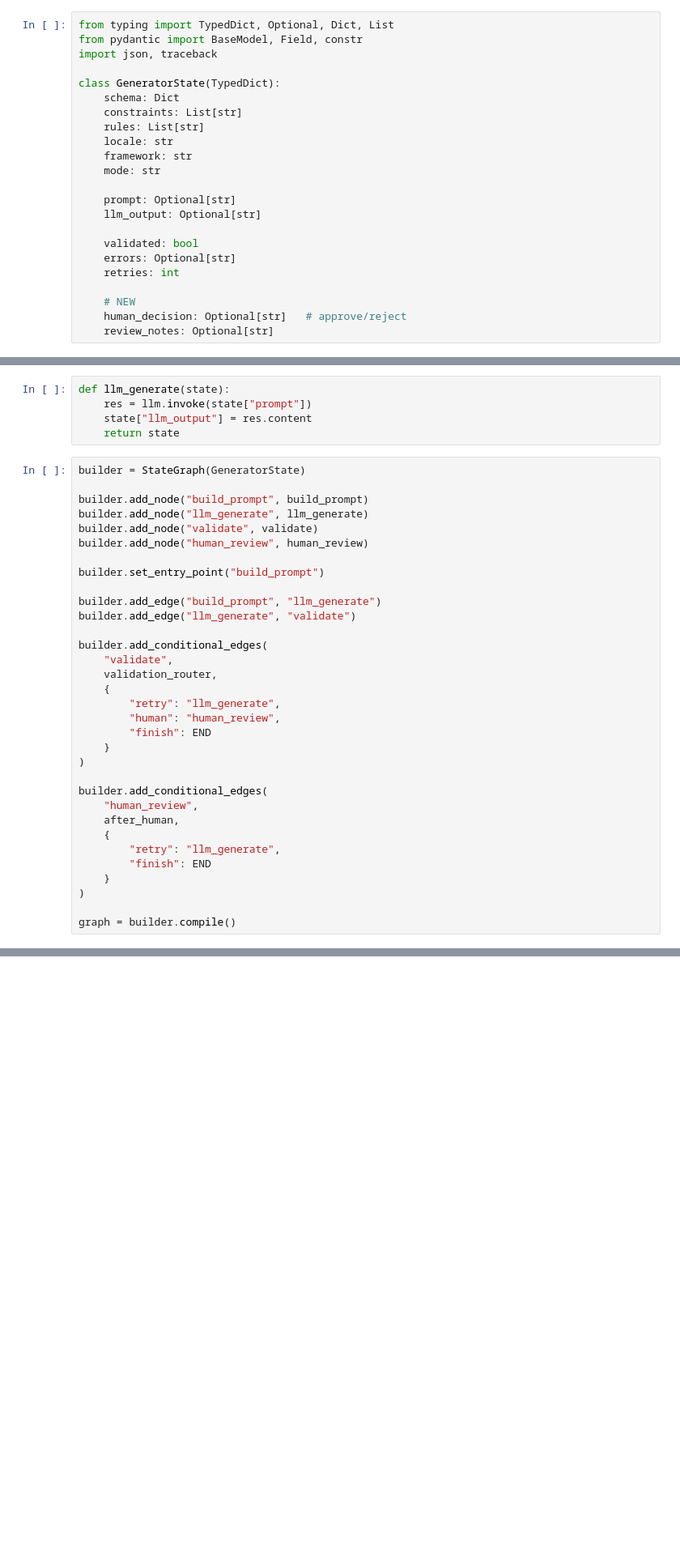
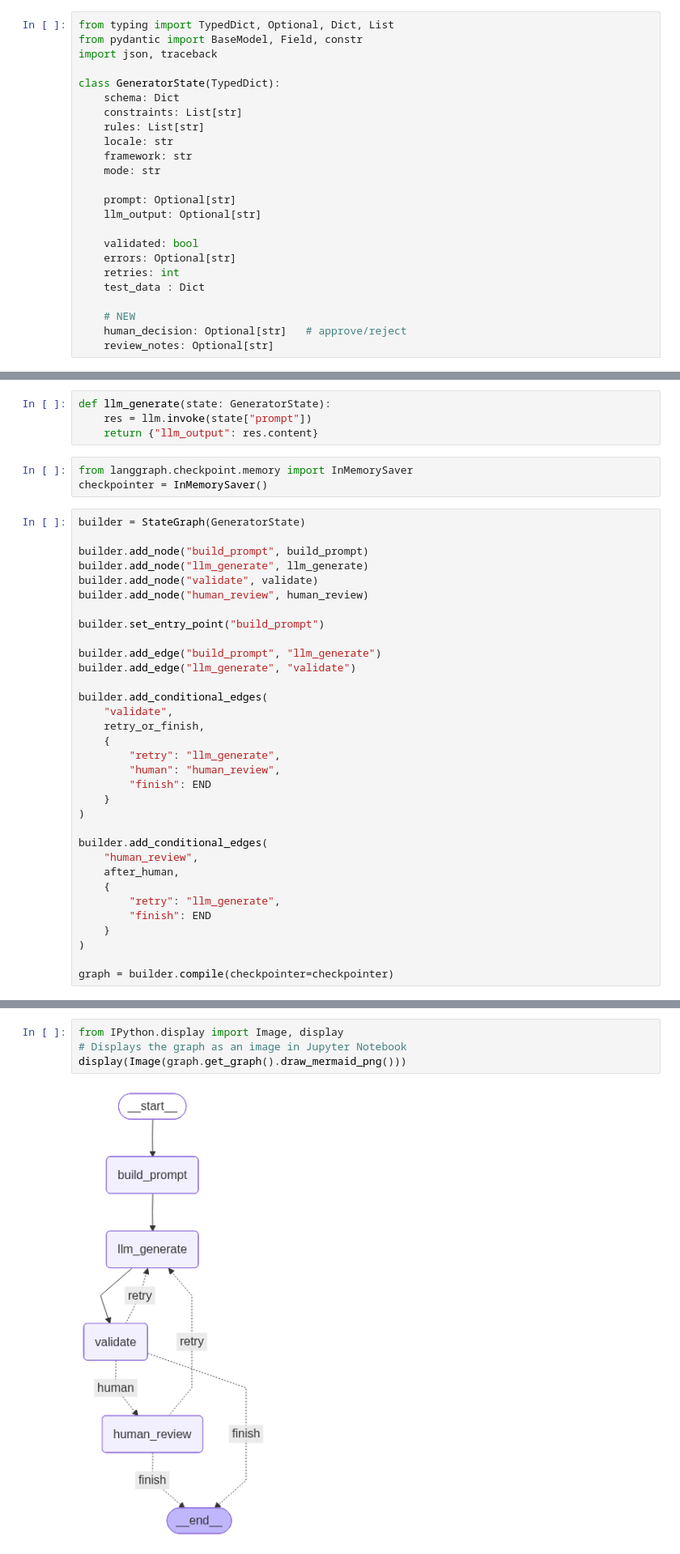
Before and after one commit to tyagiramendra/test_data_agent, a Jupyter notebook: agent copy.ipynb, the cells around one changed output, grey strips where cells are left out. Shown at 81% size. Cells and saved outputs as stored; diff of their text form; blank space fills up the shorter version.

```diff
--- a/agent copy.ipynb
+++ b/agent copy.ipynb
@@ -28,6 +30,7 @@ class GeneratorState(TypedDict):
     validated: bool
     errors: Optional[str]
     retries: int
+    test_data : Dict
 
     # NEW
     human_decision: Optional[str]   # approve/reject
@@ -265,8 +186,10 @@ Return code only.
 # %%
-def llm_generate(state):
+def llm_generate(state: GeneratorState):
     res = llm.invoke(state["prompt"])
-    state["llm_output"] = res.content
-    return state
+    return {"llm_output": res.content}
+# %%
+from langgraph.checkpoint.memory import InMemorySaver
+checkpointer = InMemorySaver()
 # %%
 builder = StateGraph(GeneratorState)
 
@@ -282,7 +205,7 @@ builder.add_edge("llm_generate", "validate")
 
 builder.add_conditional_edges(
     "validate",
-    validation_router,
+    retry_or_finish,
     {
         "retry": "llm_generate",
         "human": "human_review",
@@ -299,7 +222,7 @@ builder.add_conditional_edges(
     }
 )
 
-graph = builder.compile()
+graph = builder.compile(checkpointer=checkpointer)
 # %%
 initial_state = {
     "schema": {
@@ -326,4 +250,10 @@ initial_state = {
     "human_decision": None,
     "review_notes": None
 }
+# %%
+from IPython.display import Image, display
+# Displays the graph as an image in Jupyter Notebook
+display(Image(graph.get_graph().draw_mermaid_png()))
+# %% [output]
+[figure, added]
 # %%
```
Also changed, not shown: parts of 9 cells of this notebook, 5 other files.
